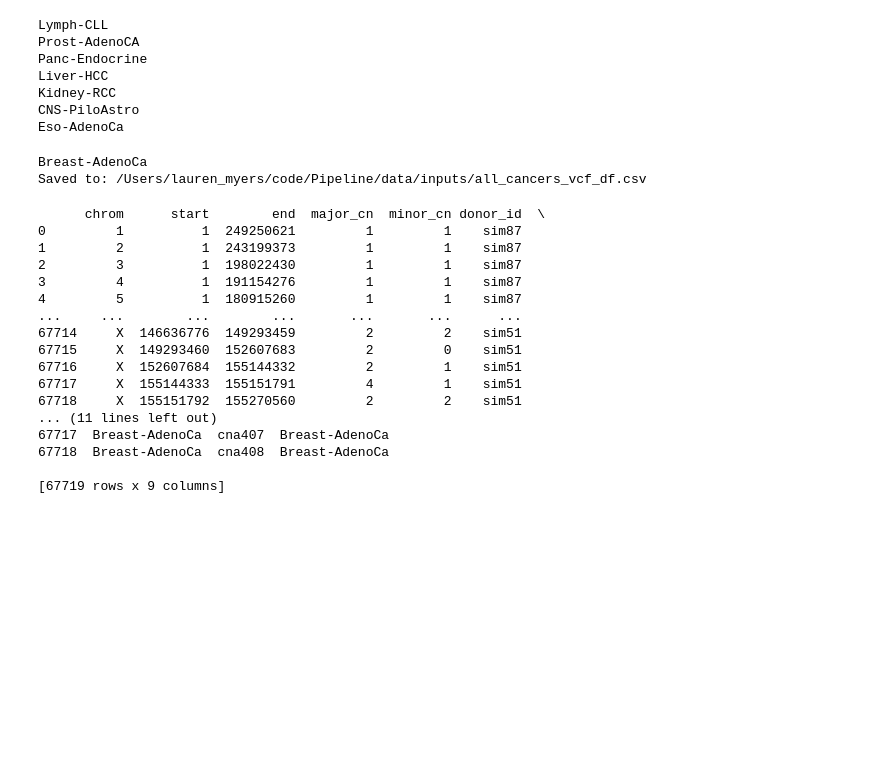
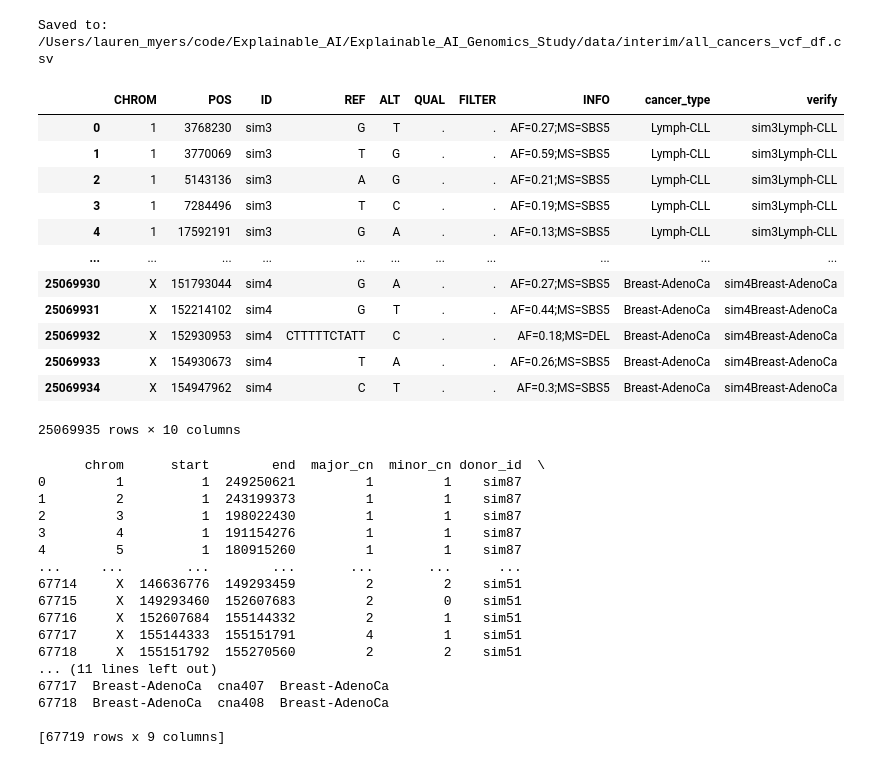
Before and after one commit to laurenmyersxd/Explainable_AI_Genomics_Study, a Jupyter notebook: load_vcf.ipynb, the cells around one changed output. Cells and saved outputs as stored; diff of their text form; code cells hidden in the pictures; blank space fills up the shorter version.

Commit message:
Removing hardcoded paths
Making all files be able to load without being specific to my specific configuration.

```diff
--- a/load_vcf.ipynb
+++ b/load_vcf.ipynb
@@ -3,9 +3,6 @@ import glob
 import os
 import pandas as pd
 # %%
-path = "/Users/lauren_myers/code/OncoGAN/data/OncoGAN_synthetic_VCFs/"
-os.chdir(path)
-
 cancers = [
     'Lymph-CLL',
     'Prost-AdenoCA',
@@ -21,16 +18,12 @@ cols = ["CHROM", "POS", "ID", "REF", "ALT", "QUAL", "FILTER", "INFO"]
 
 all_dfs = []   # collect all cancer dataframes here
 
+init_fp = os.getcwd()
+cancer_dfs = []
 for folder in cancers:
-    print(folder)
-    fp = path + folder
-    os.chdir(fp)
-    cancer_vcf_files = glob.glob("*.vcf")
-
-    cancer_dfs = []
+    cancer_vcf_files = glob.glob(f"data/input/OncoGAN_synthetic_VCFs/{folder}/*.vcf")
     for file in cancer_vcf_files:
-        cfp = fp + '/' + file
-        dt = pd.read_csv(cfp, sep="\t", comment="#", header=None, names=cols)
+        dt = pd.read_csv(file, sep="\t", comment="#", header=None, names=cols)
         df = pd.DataFrame(dt)
         df["cancer_type"] = folder
         cancer_dfs.append(df)
@@ -39,27 +32,32 @@ for folder in cancers:
     cancer_df = pd.concat(cancer_dfs, ignore_index=True)
     all_dfs.append(cancer_df)
 
-    os.chdir("..")
-
 # now concat across all cancers
 vcf_df = pd.concat(all_dfs, ignore_index=True)
 
-out_dir = "/Users/lauren_myers/code/Pipeline/data/inputs"
-os.makedirs(out_dir, exist_ok=True)
+out_dir = init_fp + "/data/interim"
 
 out_path = os.path.join(out_dir, "all_cancers_vcf_df.csv")
 vcf_df.to_csv(out_path, index=False)
 
 print("Saved to:", out_path)
 # %% [output]
-Lymph-CLL
-Prost-AdenoCA
-Panc-Endocrine
-Liver-HCC
-Kidney-RCC
-CNS-PiloAstro
-Eso-AdenoCa
+Saved to: /Users/lauren_myers/code/Explainable_AI/Explainable_AI_Genomics_Study/data/interim/all_cancers_vcf_df.csv
-Breast-AdenoCa
-Saved to: /Users/lauren_myers/code/Pipeline/data/inputs/all_cancers_vcf_df.csv
+# %%
+vcf_df
+# %% [output]
+|  | CHROM | POS | ID | REF | ALT | QUAL | FILTER | INFO | cancer_type | verify |
+| 0 | 1 | 3768230 | sim3 | G | T | . | . | AF=0.27;MS=SBS5 | Lymph-CLL | sim3Lymph-CLL |
+| 1 | 1 | 3770069 | sim3 | T | G | . | . | AF=0.59;MS=SBS5 | Lymph-CLL | sim3Lymph-CLL |
+| 2 | 1 | 5143136 | sim3 | A | G | . | . | AF=0.21;MS=SBS5 | Lymph-CLL | sim3Lymph-CLL |
+| 3 | 1 | 7284496 | sim3 | T | C | . | . | AF=0.19;MS=SBS5 | Lymph-CLL | sim3Lymph-CLL |
+| 4 | 1 | 17592191 | sim3 | G | A | . | . | AF=0.13;MS=SBS5 | Lymph-CLL | sim3Lymph-CLL |
+| ... | ... | ... | ... | ... | ... | ... | ... | ... | ... | ... |
+| 25069930 | X | 151793044 | sim4 | G | A | . | . | AF=0.27;MS=SBS5 | Breast-AdenoCa | sim4Breast-AdenoCa |
+| 25069931 | X | 152214102 | sim4 | G | T | . | . | AF=0.44;MS=SBS5 | Breast-AdenoCa | sim4Breast-AdenoCa |
+| 25069932 | X | 152930953 | sim4 | CTTTTTCTATT | C | . | . | AF=0.18;MS=DEL | Breast-AdenoCa | sim4Breast-AdenoCa |
+| 25069933 | X | 154930673 | sim4 | T | A | . | . | AF=0.26;MS=SBS5 | Breast-AdenoCa | sim4Breast-AdenoCa |
+| 25069934 | X | 154947962 | sim4 | C | T | . | . | AF=0.3;MS=SBS5 | Breast-AdenoCa | sim4Breast-AdenoCa |
+25069935 rows × 10 columns
 # %%
 ## Load CNAs
```
Also changed, not shown: parts of 2 cells of this notebook, 2 other files.
